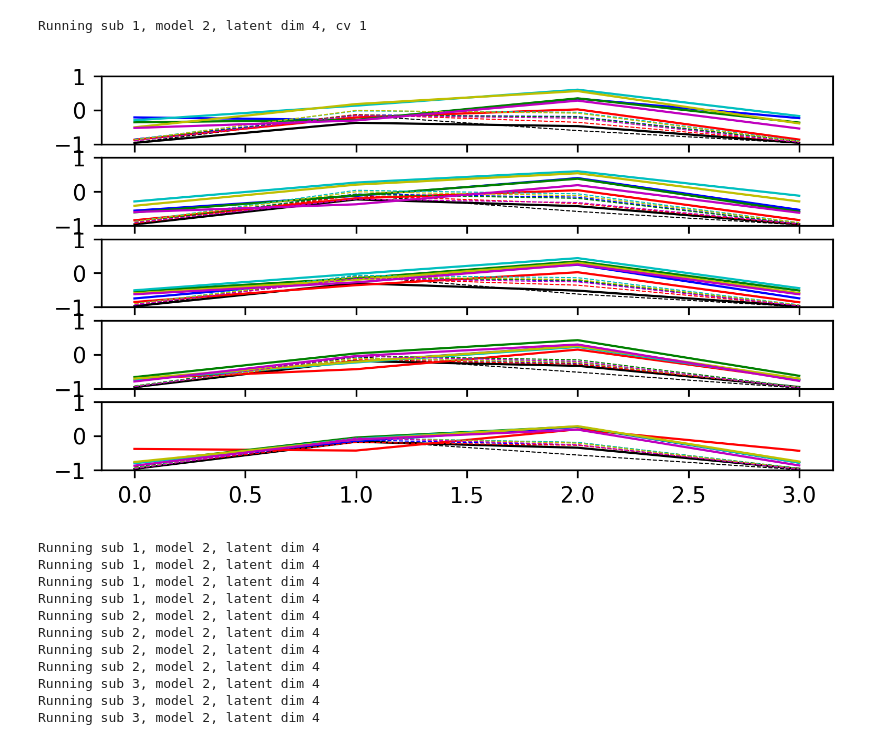
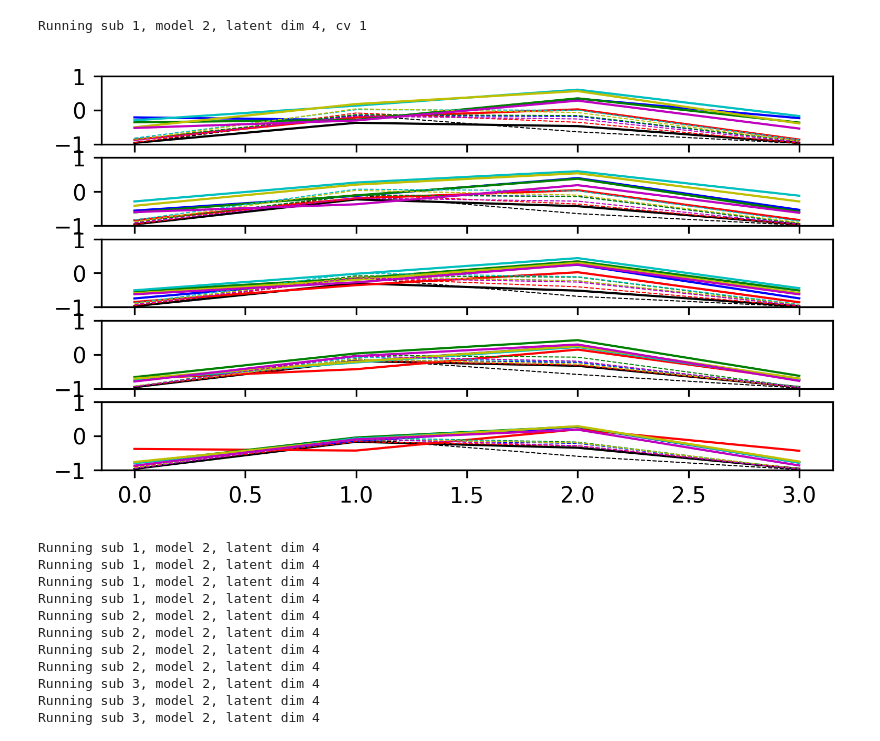
Before and after one commit to yuniteh/latent_rep, a Jupyter notebook: python/loop_main.ipynb, the cells around one changed output. Cells and saved outputs as stored; diff of their text form; code cells hidden in the pictures.

```diff
--- a/python/loop_main.ipynb
+++ b/python/loop_main.ipynb
@@ -29,22 +29,22 @@ Running sub 1, model 2, latent dim 4, cv 1
 # %%
 plt.rcParams['figure.dpi'] = 300
 col = ['k','b','r','g','c','y','m']
 fig = plt.figure()
 ch_max = x_in.shape[1]
 cl_max = y_train.shape[1]
 test = y_train[:,1]==1
 for i in range(0,ch_max-1):
     ax = plt.subplot(6,1,i+1)
     for cl in range(7):
         x_cl = x_in[y_train[:,cl]==1,i,:]
-        ind = clf_in==cl
+        ind = clf_in[:,cl]==1
         # for x_all in range(0,x_cl.shape[0]//6):
         ax.plot(np.mean(x_cl[:x_cl.shape[0]//6],axis=0),col[cl],linewidth=1)
         # for rep in range(0,10):
         ax.plot(np.mean(np.transpose(dec_out[ind,i,:,0]),axis=1),col[cl],linewidth=.5,linestyle='--')
     ax.set_ylim([-1,1])
 # %% [output]
-[figure, old version]
+[figure, new version]
 # %%
 ave_acc = np.nanmean(last_acc,axis=0)
 ave_va = np.nanmean(last_val,axis=0)
```
Also changed, not shown: 2 other files.
